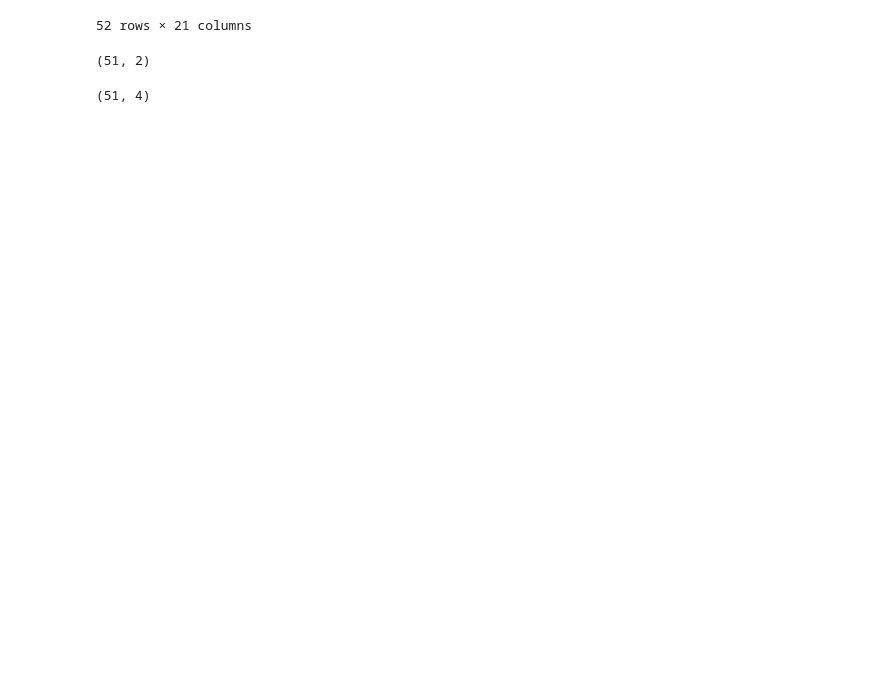
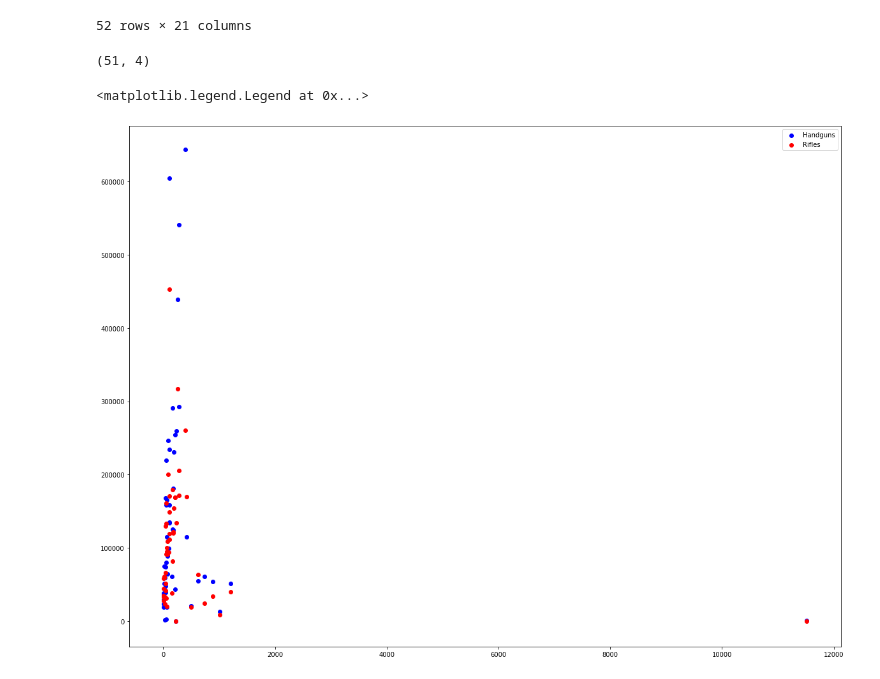
Before and after one commit to RellikDog/Capstone1, a Jupyter notebook: test.ipynb, the cells around one changed output. Drawn from its saved outputs; the diff is of its cells as text; code cells hidden in the pictures; blank space fills up the shorter version.

Commit message:
scatter and bargraph working

```diff
--- a/test.ipynb
+++ b/test.ipynb
@@ -68,9 +73,7 @@ my_pop_df
 # %%
 new_my_pop_df = my_pop_df.loc[:, ['State', '2018']]
 new_my_pop_df = new_my_pop_df[new_my_pop_df['State'] != 'United States']
-new_my_pop_df.shape
+my_2018_pop_df = new_my_pop_df
-# %% [output]
-(51, 2)
 # %%
 nics_2018_df = my_nics_df[my_nics_df['year'] == 2018]
 rows_to_drop = ['Guam', 'Mariana Islands', 'Puerto Rico', 'Virgin Islands']
@@ -79,3 +82,16 @@ for row in rows_to_drop:
 nics_2018_df.shape
 # %% [output]
 (51, 4)
+# %%
+x = my_2018_pop_df['2018']
+handgun_y = nics_2018_df['total_handgun']
+long_gun_y = nics_2018_df['total_long_gun']
+fig, ax = plt.subplots(figsize=(20,15))
+ax.scatter(x, handgun_y, c='blue', label='Handguns')
+ax.scatter(x, long_gun_y, c='red', label='Rifles')
+ax.xlabel = 'Population Density'
+ax.ylabel = 'NICS Applications'
+ax.legend()
+# %% [output]
+<matplotlib.legend.Legend at 0x...>
+[figure, added]
```
Also changed, not shown: parts of 4 cells of this notebook, 1 other file.
